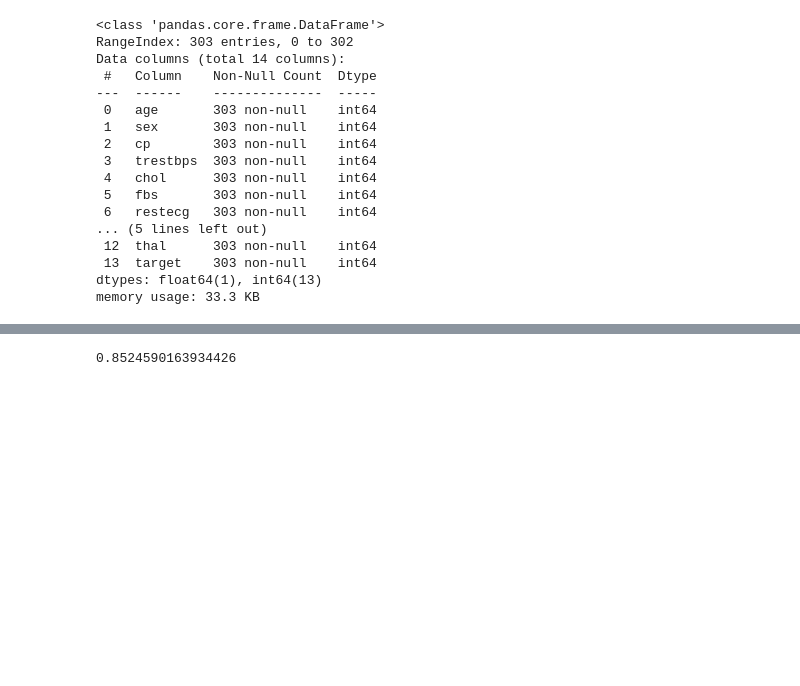
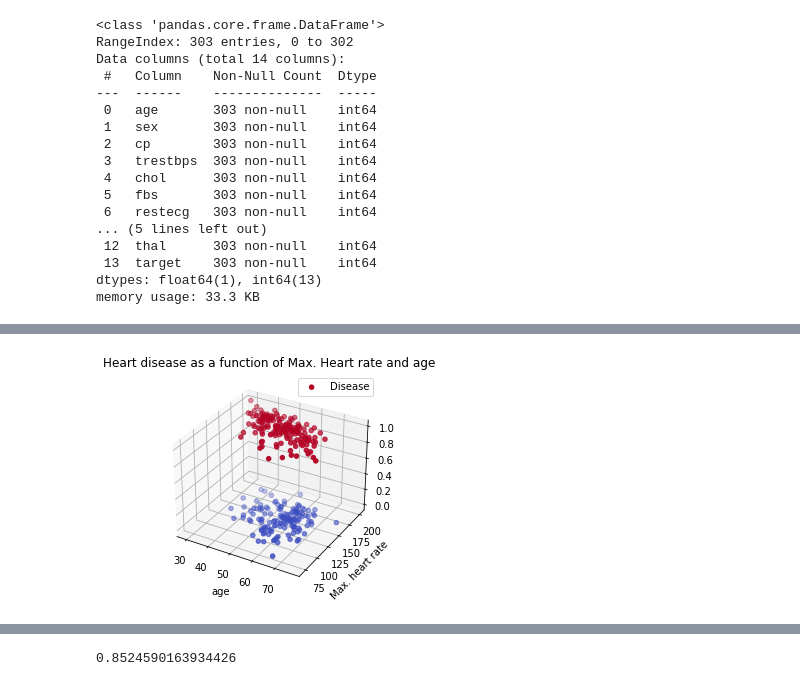
Before and after one commit to MINEEJA/Heart_disease_prediction, a Jupyter notebook: Heart_Disease_Predictor.ipynb, the cells around one changed output, grey strips where cells are left out. Saved outputs shown, nothing was run; the diff lists cells and outputs as text; code cells hidden in the pictures; blank space fills up the shorter version.

```diff
--- a/Heart_Disease_Predictor.ipynb
+++ b/Heart_Disease_Predictor.ipynb
@@ -36,0 +72,10 @@ memory usage: 33.3 KB
+# %%
+ax=plt.axes(projection='3d')
+ax.scatter3D(heart_disease.age, heart_disease.thalach, heart_disease.target,
+             c=heart_disease.target, cmap='coolwarm', )
+plt.title('Heart disease as a function of Max. Heart rate and age');
+plt.xlabel("age")
+plt.ylabel("Max. heart rate");
+plt.legend(["Disease"]);
+# %% [output]
+[figure, added]
```
Also changed, not shown: parts of 22 cells of this notebook.
